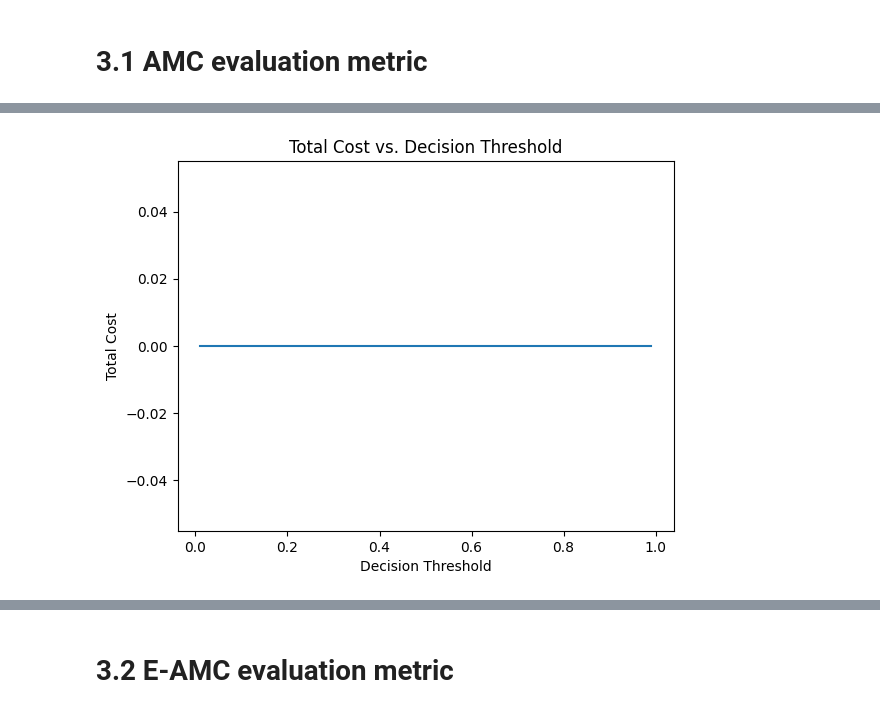
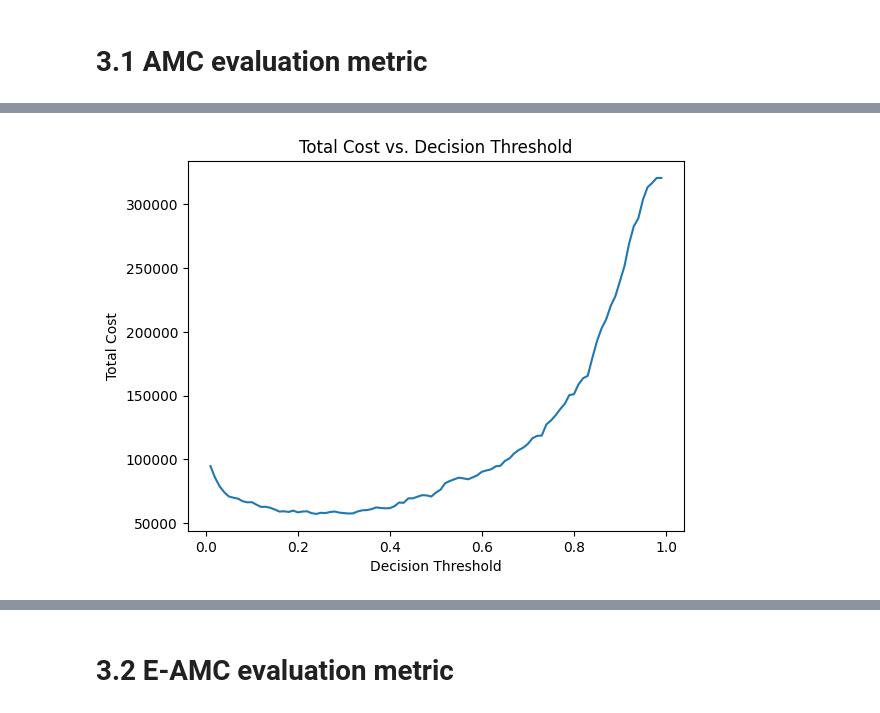
Before and after one commit to stijn-dg/End-to-end-project---Customer-churn, a Jupyter notebook: notebooks/telco_churn.ipynb, the cells around one changed output, grey strips where cells are left out. Drawn from its saved outputs; the diff is of its cells as text; code cells hidden in the pictures.

Commit message:
feature/update-all-notebooks: fix amc telco_churn

```diff
--- a/notebooks/telco_churn.ipynb
+++ b/notebooks/telco_churn.ipynb
@@ -229,18 +229,3 @@ MODEL_NAME='xgb'
 best_pipeline_xgb = load_pipeline(model_name=MODEL_NAME, dataset_name=DATASET_NAME)
 # %% [markdown]
 # 3. Cost-based evaluation
-# %%
-print(test[y])
-train[y].value_counts()
-
-
-test_predictions_log['y_encoded'] = test_predictions_log[y].map(label_mapper)
-print(test['y_encoded'])
-
-
-label_mapper = {'Stayed': 0, 'Churned': 1}
-train['y_encoded'] = train[y].map(label_mapper)
-test_predictions_log['y_encoded'] = test_predictions_log[y].map(label_mapper)
-test_predictions_xgb['y_encoded'] = test_predictions_xgb[y].map(label_mapper)
-test['y_encoded'] = test[y].map(label_mapper)
-print(test['y_encoded'])
@@ -265,3 +232,6 @@ Name: y_encoded, Length: 1318, dtype: int64
+# %%
+TRUE_Y_ENCODED_COLUMN_NAME = "churn_encoded"
+PREDICTED_Y_PROB_COLUMN_NAME = "y_predicted_proba_log"
 # %%
 # Define a function to calculate the instance-dependent cost
 
@@ -278,8 +248,10 @@ Name: y_encoded, Length: 1318, dtype: int64
 
 test_predictions_log = test.copy(deep=True)
 test_predictions_log["y_predicted"] = best_pipeline_log_reg.predict(test_predictions_log.drop(y, axis=1))
-test_predictions_log["churn_encoded"] = fit_le.transform(test_predictions_log["customer_status"])
-test_predictions_log["churn_encoded"] = 1 - test_predictions_log["churn_encoded"]
+test_predictions_log[PREDICTED_Y_PROB_COLUMN_NAME]= best_pipeline_log_reg.predict_proba(test_predictions_log.drop(y, axis=1))[:, 1]
+test_predictions_log[PREDICTED_Y_PROB_COLUMN_NAME] = 1 - test_predictions_log[PREDICTED_Y_PROB_COLUMN_NAME]
+test_predictions_log[TRUE_Y_ENCODED_COLUMN_NAME] = fit_le.transform(test_predictions_log["customer_status"])
+test_predictions_log[TRUE_Y_ENCODED_COLUMN_NAME] = 1 - test_predictions_log[TRUE_Y_ENCODED_COLUMN_NAME]
 # first check if customers have multiple rows => if so check if we can take other if this instance-based cost
 impute = SimpleImputer(strategy='median')
 test_predictions_log['A'] = impute.fit_transform(
@@ -287,7 +259,7 @@ test_predictions_log['A'] = impute.fit_transform(
 test_predictions_log["y_predicted"] = 1 - test_predictions_log["y_predicted"]
 # Apply the function to calculate the cost for each instance and create the instance-dependent cost matrix
 test_predictions_log['instance_cost'] = test_predictions_log.apply(lambda row: instance_dependent_cost_churn(
-    row['y_predicted'], row["churn_encoded"], row["A"]), axis=1)
+    row['y_predicted'], row[TRUE_Y_ENCODED_COLUMN_NAME], row["A"]), axis=1)
 
 test_predictions_log["y_predicted_decoded"] = fit_le.inverse_transform(
     test_predictions_log["y_predicted"])
@@ -449,10 +332,3 @@ print(test_predictions_xgb[['customer_status', "A", 'instance_cost', "y_predicte
 184           Stayed   63.80            0.0            0
 # %% [markdown]
 # 3.1 AMC evaluation metric
-# %%
-print(test[y])
-train[y].value_counts()
-label_mapper = {'Stayed': 0, 'Churned': 1}
-train['y_encoded'] = train[y].map(label_mapper)
-test_predictions_log['y_encoded'] = test_predictions_log[y].map(label_mapper)
-print(test['y_encoded'])
@@ -514,5 +367,9 @@ test['y_encoded'] = test[y].map(label_mapper)
 # %%
-cb_column = 'A'
-test_predictions_log['y_predicted_proba_log']= best_pipeline_log_reg.predict_proba(test_predictions_log.drop(y, axis=1))[:, 1]
-best_threshold_log, AMC_log, lowest_cost_log = compute_best_threshold(test_predictions_log, best_pipeline_log_reg, y,cb_column, y_predicted_proba_col_name="y_predicted_proba_log")
+CB_COLUMN = 'A'
+best_threshold_log, AMC_log, lowest_cost_log = compute_best_threshold(
+    test=test_predictions_log,
+    best_pipeline=best_pipeline_log_reg,
+    y_encoded_col_name=TRUE_Y_ENCODED_COLUMN_NAME,
+    cb_column=CB_COLUMN,
+    y_predicted_proba_col_name=PREDICTED_Y_PROB_COLUMN_NAME)
 # %% [output]
@@ -536 +393 @@ Best Decision Threshold: 0.01, Lowest Test cost/loss = 0.00, Lowest AMC = 0.00
-[figure, old version]
+[figure, new version]
```
Also changed, not shown: parts of 23 cells of this notebook.
